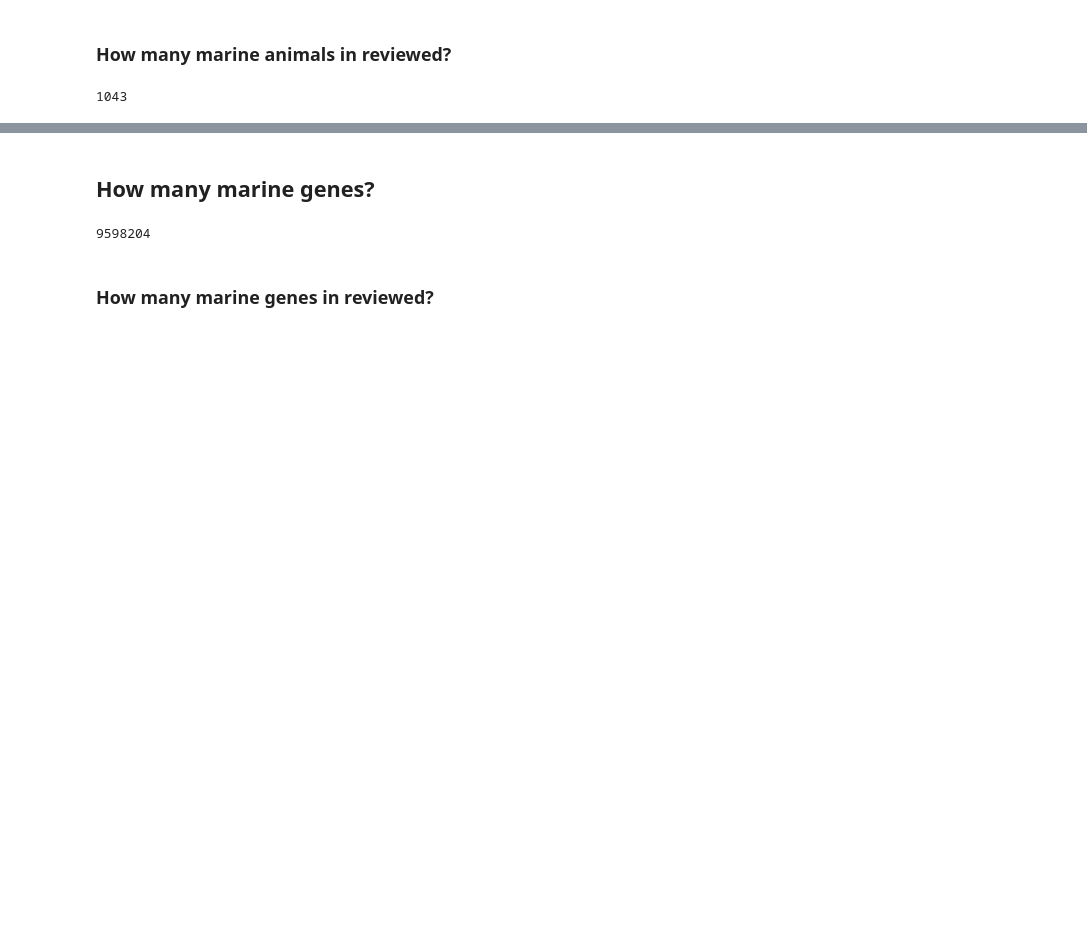
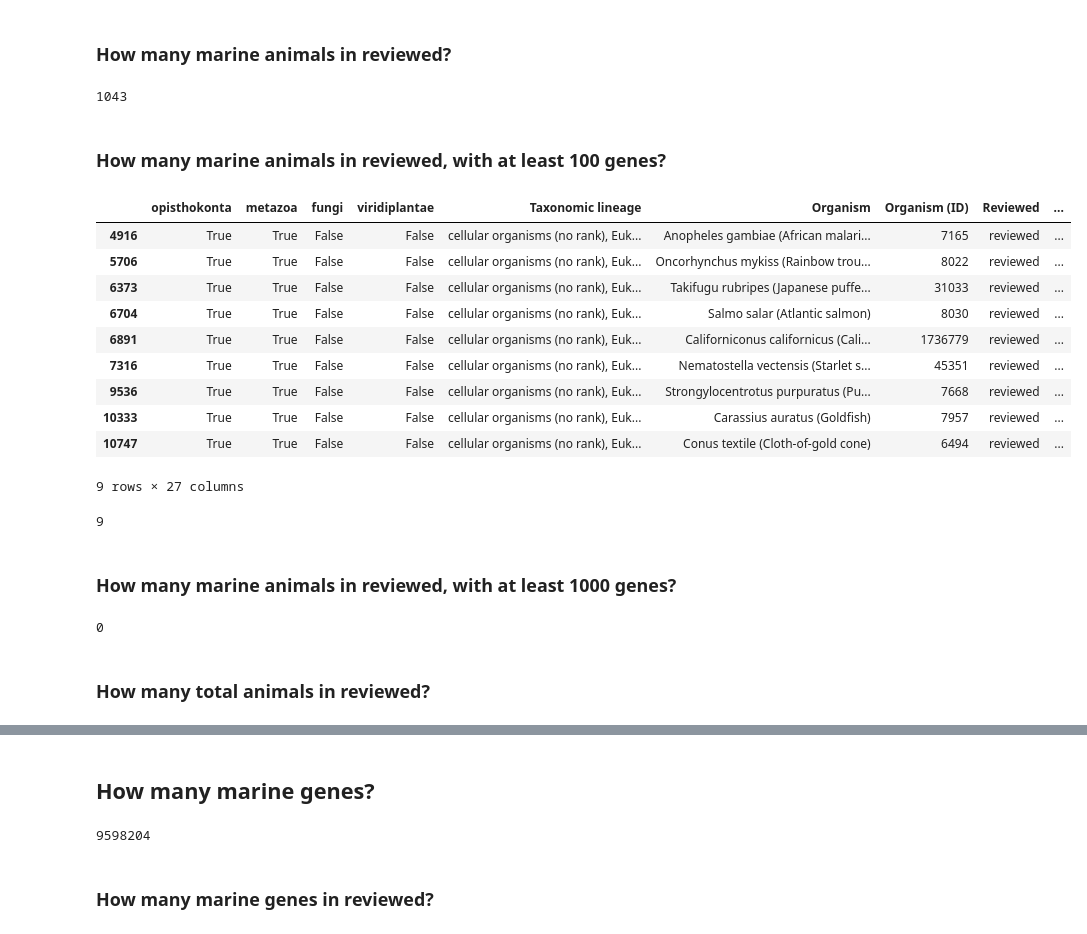
Before and after one commit to olgabot/botryllus-mhc, a Jupyter notebook: notebooks/405_uniprot_marine_n_species.ipynb, the cells around one changed output, grey strips where cells are left out. Cells and saved outputs as stored; diff of their text form; code cells hidden in the pictures; blank space fills up the shorter version.

```diff
--- a/notebooks/405_uniprot_marine_n_species.ipynb
+++ b/notebooks/405_uniprot_marine_n_species.ipynb
@@ -73,0 +84,34 @@ eukaryota_counted_worms.query(
+# %% [markdown]
+### How many marine animals in reviewed, with at least 100 genes?
+# %%
+eukaryota_counted_worms.query(
+    'Reviewed == "reviewed" and metazoa == True and len > 100 and  any_marine_freshwater_brackish == True'
+)
+# %% [output]
+|  | opisthokonta | metazoa | fungi | viridiplantae | Taxonomic lineage | Organism | Organism (ID) | Reviewed | ... |
+| 4916 | True | True | False | False | cellular organisms (no rank), Euk... | Anopheles gambiae (African malari... | 7165 | reviewed | ... |
+| 5706 | True | True | False | False | cellular organisms (no rank), Euk... | Oncorhynchus mykiss (Rainbow trou... | 8022 | reviewed | ... |
+| 6373 | True | True | False | False | cellular organisms (no rank), Euk... | Takifugu rubripes (Japanese puffe... | 31033 | reviewed | ... |
+| 6704 | True | True | False | False | cellular organisms (no rank), Euk... | Salmo salar (Atlantic salmon) | 8030 | reviewed | ... |
+| 6891 | True | True | False | False | cellular organisms (no rank), Euk... | Californiconus californicus (Cali... | 1736779 | reviewed | ... |
+| 7316 | True | True | False | False | cellular organisms (no rank), Euk... | Nematostella vectensis (Starlet s... | 45351 | reviewed | ... |
+| 9536 | True | True | False | False | cellular organisms (no rank), Euk... | Strongylocentrotus purpuratus (Pu... | 7668 | reviewed | ... |
+| 10333 | True | True | False | False | cellular organisms (no rank), Euk... | Carassius auratus (Goldfish) | 7957 | reviewed | ... |
+| 10747 | True | True | False | False | cellular organisms (no rank), Euk... | Conus textile (Cloth-of-gold cone) | 6494 | reviewed | ... |
+9 rows × 27 columns
+# %%
+eukaryota_counted_worms.query(
+    'Reviewed == "reviewed" and metazoa == True and len > 100'
+).any_marine_freshwater_brackish.sum()
+# %% [output]
+9
+# %% [markdown]
+### How many marine animals in reviewed, with at least 1000 genes?
+# %%
+eukaryota_counted_worms.query(
+    'Reviewed == "reviewed" and metazoa == True and len > 1000'
+).any_marine_freshwater_brackish.sum()
+# %% [output]
+0
+# %% [markdown]
+### How many total animals in reviewed?
```
Also changed, not shown: parts of 11 cells of this notebook, 11 other files.
